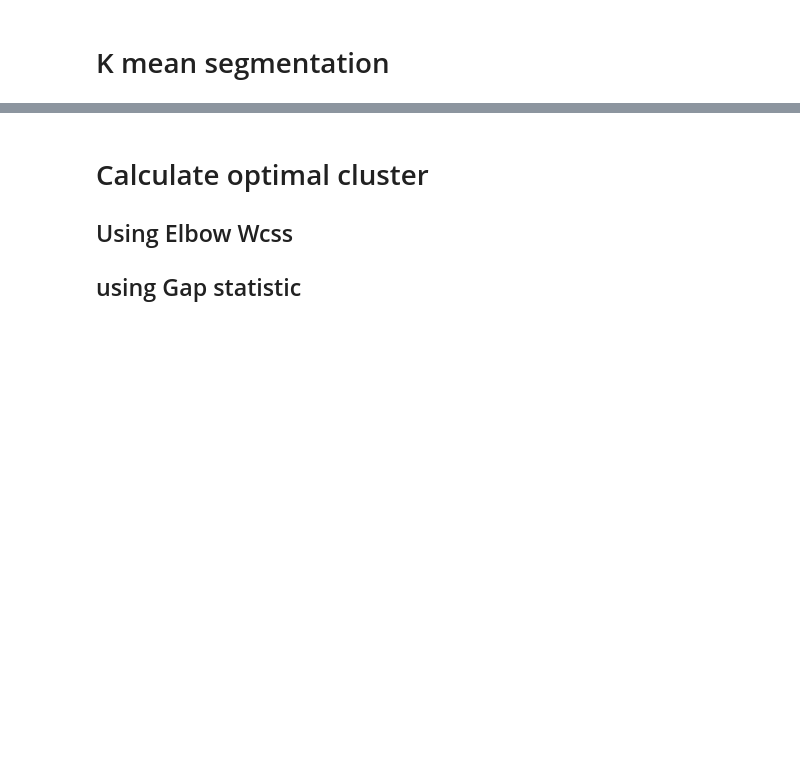
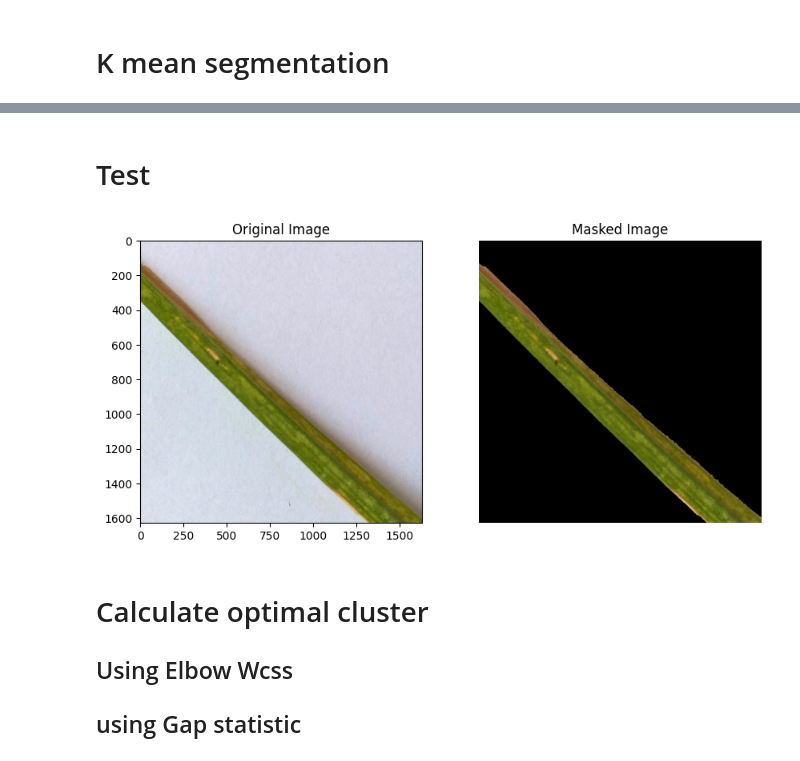
Before and after one commit to maevlava/paddy-leaf, a Jupyter notebook: K segmentation.ipynb, the cells around one changed output, grey strips where cells are left out. Cells and saved outputs as stored; diff of their text form; code cells hidden in the pictures; blank space fills up the shorter version.

```diff
--- a/K segmentation.ipynb
+++ b/K segmentation.ipynb
@@ -78,3 +116,28 @@ plt.show()
+# %% [markdown]
+# Test
+# %%
+image = cv.imread("/content/drive/MyDrive/Research Leaf/ASHIIQ/Train/ASHIQ_Train_Blast/IMG_20190419_164227.jpg")
+
+hsv_image = cv.cvtColor(image, cv.COLOR_BGR2HSV)
+
+saturation = hsv_image[:, :, 1]
+
+_, binary_mask = cv.threshold(saturation, 85, 255, cv.THRESH_BINARY)
+
+masked_image = cv.bitwise_and(image, image, mask=binary_mask)
+
+plt.figure(figsize=(10, 5))
+plt.axis("off")
+plt.subplot(1, 2, 1)
+plt.title("Original Image")
+plt.imshow(cv.cvtColor(image, cv.COLOR_BGR2RGB))
+plt.subplot(1, 2, 2)
+plt.title("Masked Image")
+plt.imshow(cv.cvtColor(masked_image, cv.COLOR_BGR2RGB))
+plt.axis("off")
+plt.show()
+# %% [output]
+[figure, added]
 # %% [markdown]
 # Calculate optimal cluster
 ## Using Elbow Wcss
```
Also changed, not shown: parts of 10 cells of this notebook.
